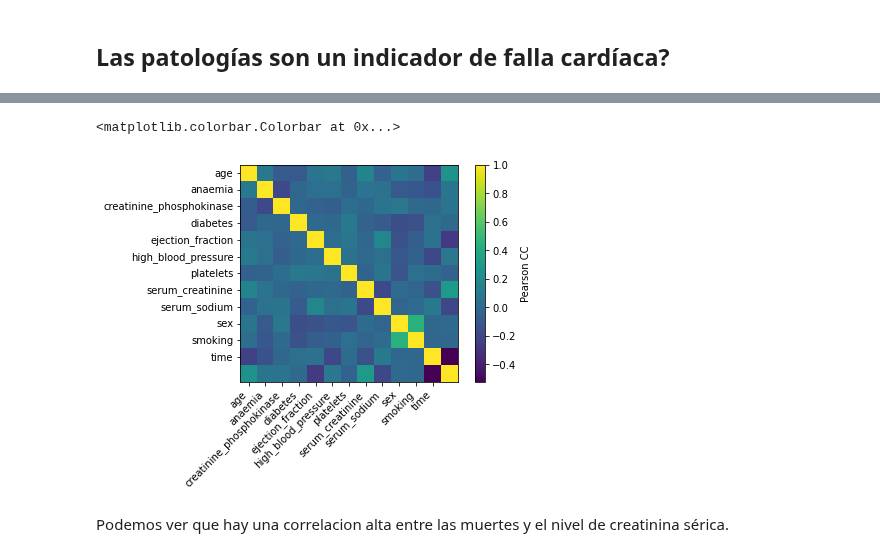
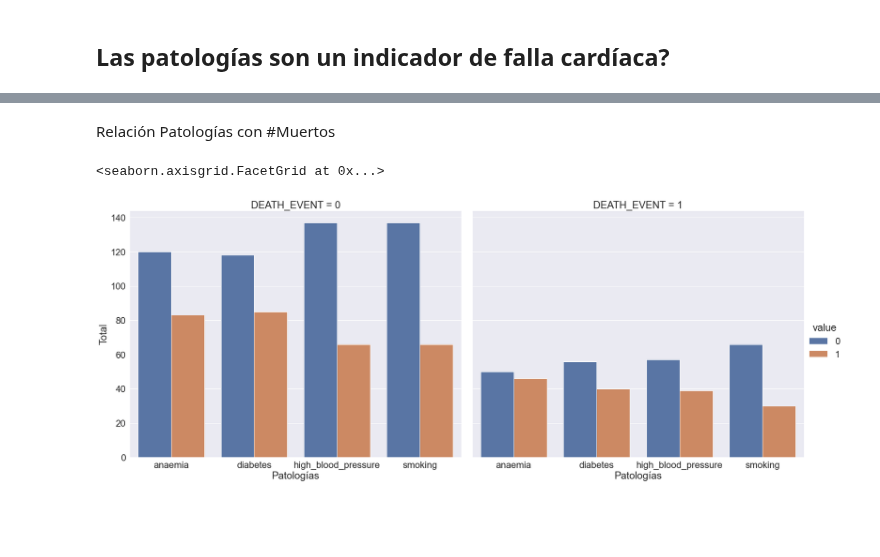
Before and after one commit to JaviCeRodriguez/Heart-Failure-ML, a Jupyter notebook: prueba.ipynb, the cells around one changed output, grey strips where cells are left out. Cells and saved outputs as stored; diff of their text form; code cells hidden in the pictures; blank space fills up the shorter version.

```diff
--- a/prueba.ipynb
+++ b/prueba.ipynb
@@ -77,15 +71,12 @@ Podemos graficar la correlación para ver cuales son los factores que mas se cor
-# %%
-corr_matrix = heart_data.corr()
-
-plt.imshow(corr_matrix)
-
-xt = plt.xticks(np.arange(12), heart_data.columns[:-1], rotation=45, ha='right', va='top')
-yt = plt.yticks(np.arange(12), heart_data.columns[:-1], rotation=0, ha='right', va='center')
-
-# Seteamos barra de colores
-plt.colorbar(label='Pearson CC')
-# %% [output]
-<matplotlib.colorbar.Colorbar at 0x...>
-[figure, removed]
-# %% [markdown]
-Podemos ver que hay una correlacion alta entre las muertes y el nivel de creatinina sérica.
+# %% [markdown]
+Relación Patologías con #Muertos
+# %%
+df = heart_data.copy()
+df__pathologies = df.drop(columns=['age', 'creatinine_phosphokinase', 'ejection_fraction', 'platelets', 'serum_creatinine', 'serum_sodium', 'sex', 'time'])
+df_melted = pd.melt(df__pathologies,id_vars="DEATH_EVENT")
+sns.set(font_scale = 2)
+fig = sns.catplot(data=df_melted,hue="value",x="variable",col="DEATH_EVENT",kind="count",height=10,aspect=1.2)
+fig.set_axis_labels("Patologías", "Total")
+# %% [output]
+<seaborn.axisgrid.FacetGrid at 0x...>
+[figure, added]
```
Also changed, not shown: parts of 8 cells of this notebook.
